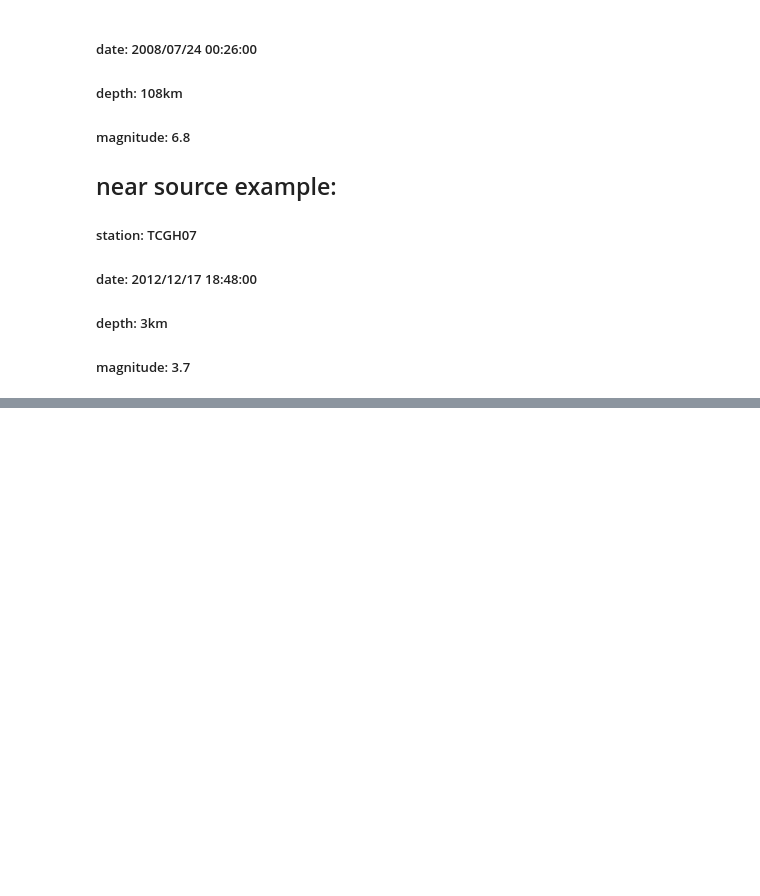
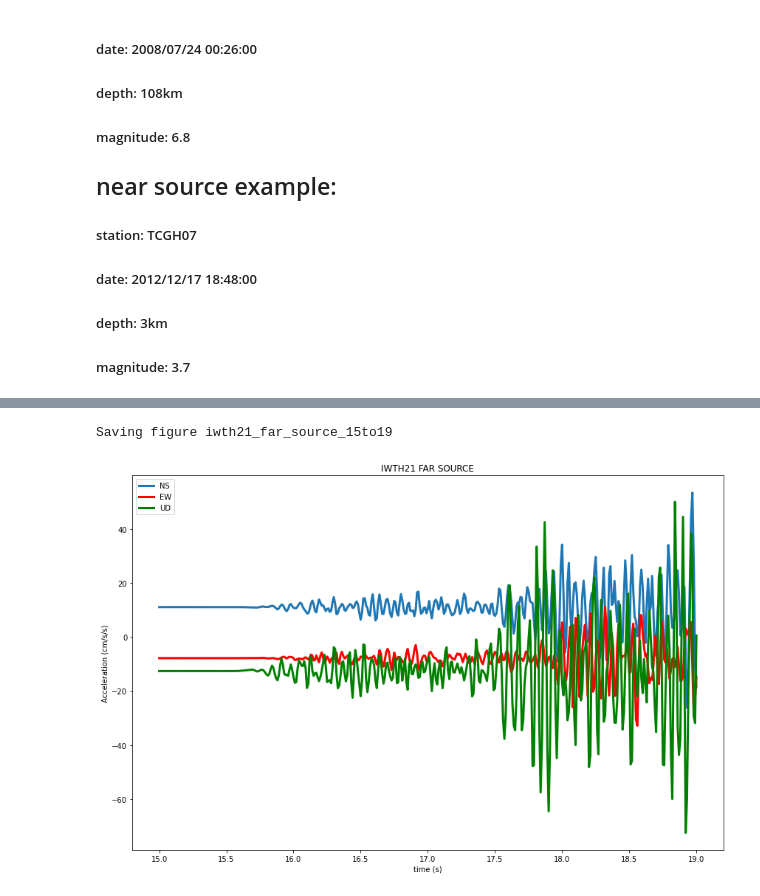
Before and after one commit to SaheedAde/earthquake_early_warning_system, a Jupyter notebook: kik_knet.ipynb, the cells around one changed output, grey strips where cells are left out. Saved outputs shown, nothing was run; the diff lists cells and outputs as text; code cells hidden in the pictures; blank space fills up the shorter version.

```diff
--- a/kik_knet.ipynb
+++ b/kik_knet.ipynb
@@ -401,3 +397,20 @@ iwth_far_source.plot( x = 'time (s)' , y = 'UD2_data', ax = ax )
+# %%
+iwth_range = iwth_far_source.loc[(iwth_far_source['time (s)'] >= 15) & (iwth_far_source['time (s)'] <= 19)]
+fig = plt.figure(figsize=(12, 8))
+plt.plot(iwth_range['time (s)'], iwth_range['NS2_data'], label='NS', linewidth=3)
+plt.plot(iwth_range['time (s)'], iwth_range['EW2_data'], label='EW', linewidth=3, color='red')
+plt.plot(iwth_range['time (s)'], iwth_range['UD2_data'], label='UD', linewidth=3, color='green')
+# Add title and labels
+plt.title('IWTH21 FAR SOURCE')
+plt.xlabel('time (s)')
+plt.ylabel('Acceleration (cm/s/s)')
+plt.legend()
+plt.tight_layout()
+save_fig("iwth21_far_source_15to19")
+plt.show()
+# %% [output]
+Saving figure iwth21_far_source_15to19
+[figure, added]
 # %%
 # load near source data
 tcgh_near_source = load_kiknet_data(f'{cwd}{ALL_DATA_PATH}/TCGH071212171848.csv')
```
Also changed, not shown: parts of 14 cells of this notebook.
